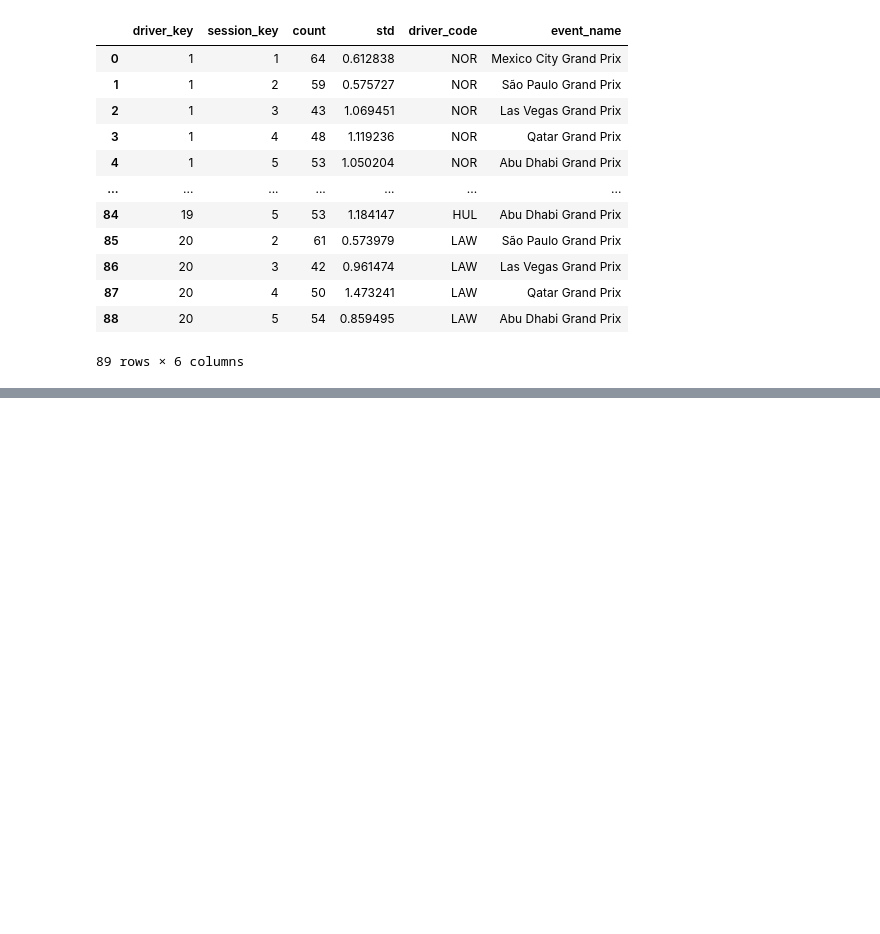
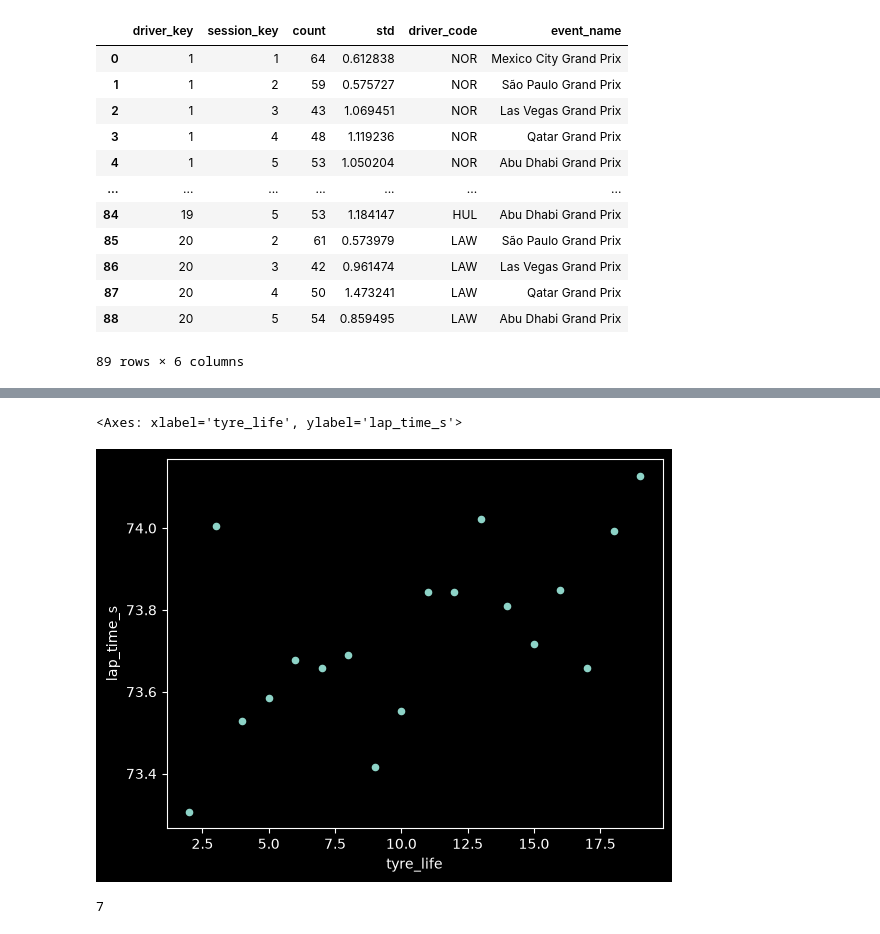
Before and after one commit to Albuqr/f1-lakehouse, a Jupyter notebook: analysis.ipynb, the cells around one changed output, grey strips where cells are left out. Saved outputs shown, nothing was run; the diff lists cells and outputs as text; code cells hidden in the pictures; blank space fills up the shorter version.

```diff
--- a/analysis.ipynb
+++ b/analysis.ipynb
@@ -117,0 +183,12 @@ stats
+# %%
+ver = pace[(pace['driver_key'] == 3) & (pace['session_key'] == 2) & (pace['stint'] == 3)].copy()
+len(ver)
+ver.plot.scatter(x="tyre_life", y="lap_time_s")
+# %% [output]
+<Axes: xlabel='tyre_life', ylabel='lap_time_s'>
+[figure, added]
+# %%
+ver2 = fct[(fct['driver_key'] == 3) & (fct['session_key'] == 4) & (fct['stint'] == 1)].copy()
+len(ver2)
+# %% [output]
+7
```
Also changed, not shown: parts of 4 cells of this notebook, 1 other file.
